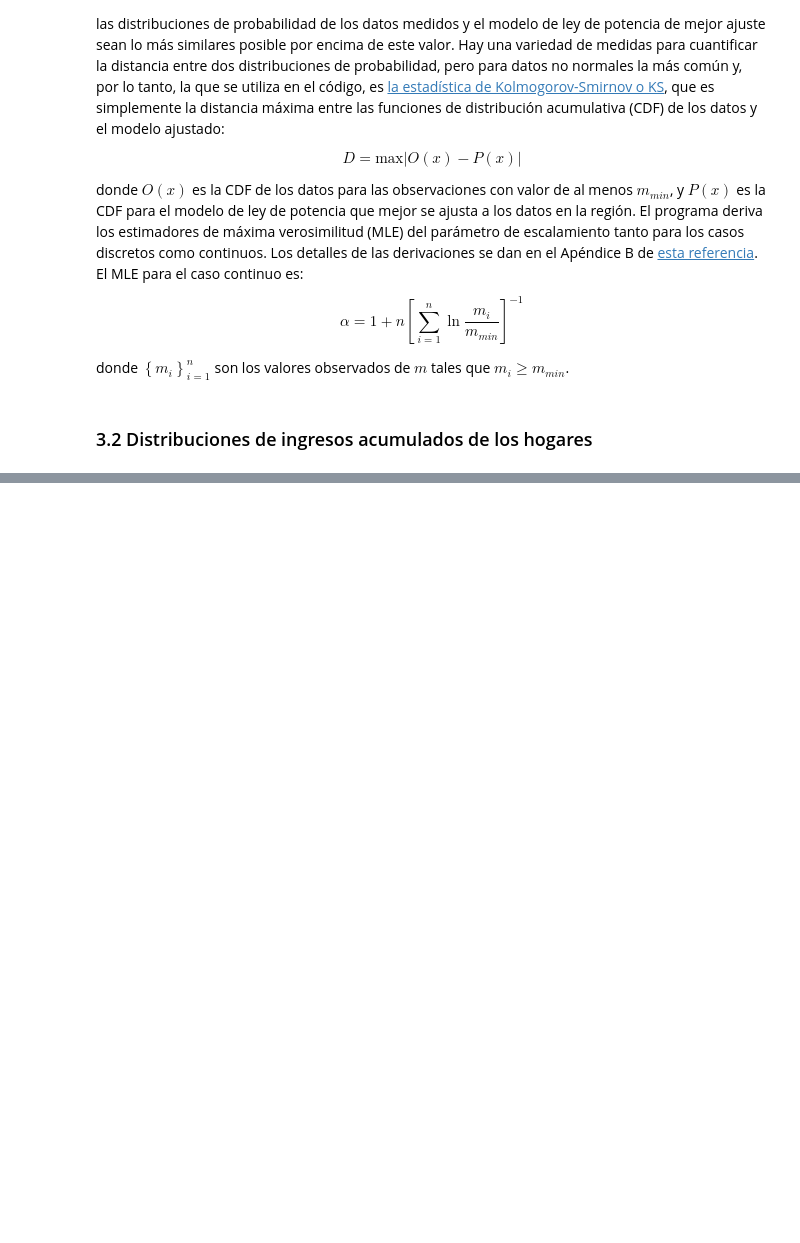
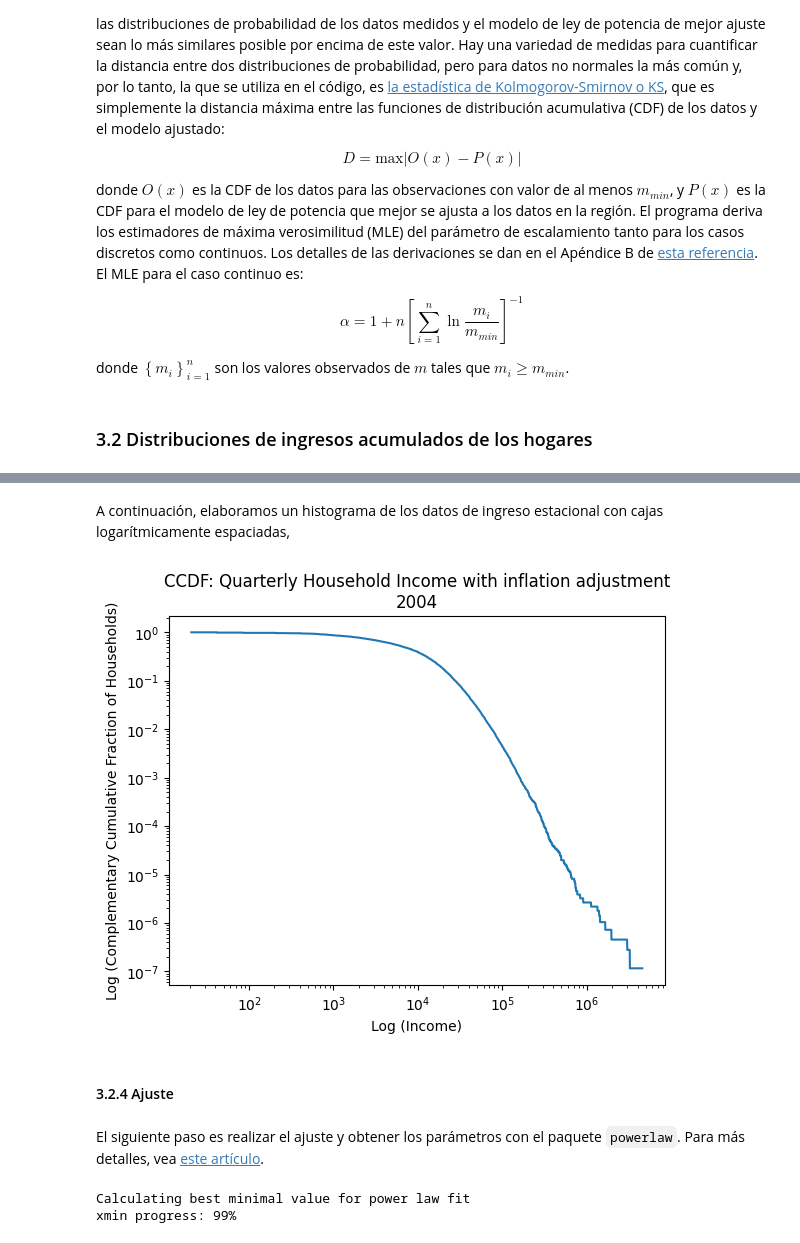
Before and after one commit to MJLRoad/Modelado_RAE, a Jupyter notebook: Simulaciones_02.ipynb, the cells around one changed output, grey strips where cells are left out. Cells and saved outputs as stored; diff of their text form; code cells hidden in the pictures; blank space fills up the shorter version.

```diff
--- a/Simulaciones_02.ipynb
+++ b/Simulaciones_02.ipynb
@@ -271,0 +465,2 @@ donde $\left\{ m_{i} \right\}_{i=1}^{n} $ son los valores observados de $m$ tale
+# %% [markdown]
+A continuación, elaboramos un histograma de los datos de ingreso estacional con cajas logarítmicamente espaciadas,
@@ -271,0 +470,32 @@ donde $\left\{ m_{i} \right\}_{i=1}^{n} $ son los valores observados de $m$ tale
+# %%
+nb_points = 8740
+bins = np.logspace(np.log10(min(income_arr_q)), np.log10(max(income_arr_q)), nb_points)
+income_hist = np.histogram(income_arr_q, bins=bins, density=True)
+x,y = income_hist[1][:-1],income_hist[0]/np.sum(income_hist[0])
+y = np.flip(np.flip(y).cumsum()) # Histograma acumulativo complementario
+# %%
+ticks = [3000*(np.e)**n for n in range(8)]
+labels = []
+for t in ticks:
+    label_val = None
+    if t < 10**6:
+        label_val = t/(10**3)
+        labels.append(f"{round(label_val,1)}k")
+    else:
+        label_val = t/(10**6)
+        labels.append(f"{round(label_val,1)}M")
+
+plt.plot(x,y)
+plt.xlabel("Log (Income)")
+plt.ylabel("Log (Complementary Cumulative Fraction of Households)")
+plt.xscale("log")
+plt.yscale("log")
+#plt.xticks(ticks=ticks, labels=labels)
+plt.title("CCDF: Quarterly Household Income with inflation adjustment\n2004")
+plt.show()
+# %% [output]
+[figure, added]
+# %% [markdown]
+#### 3.2.4 Ajuste
+# %% [markdown]
+El siguiente paso es realizar el ajuste y obtener los parámetros con el paquete <code>powerlaw</code>. Para más detalles, vea [este artículo](https://arxiv.org/abs/1305.0215).
@@ -271,0 +512,6 @@ donde $\left\{ m_{i} \right\}_{i=1}^{n} $ son los valores observados de $m$ tale
+# %%
+# Objeto de la clase Fit
+fit = powerlaw.Fit(income_data) # Crea una colección de objetos de la clase Distribution, ajustados a los datos
+# %% [output]
+Calculating best minimal value for power law fit
+xmin progress: 99%
```
Also changed, not shown: parts of 56 cells of this notebook, 1 other file.
